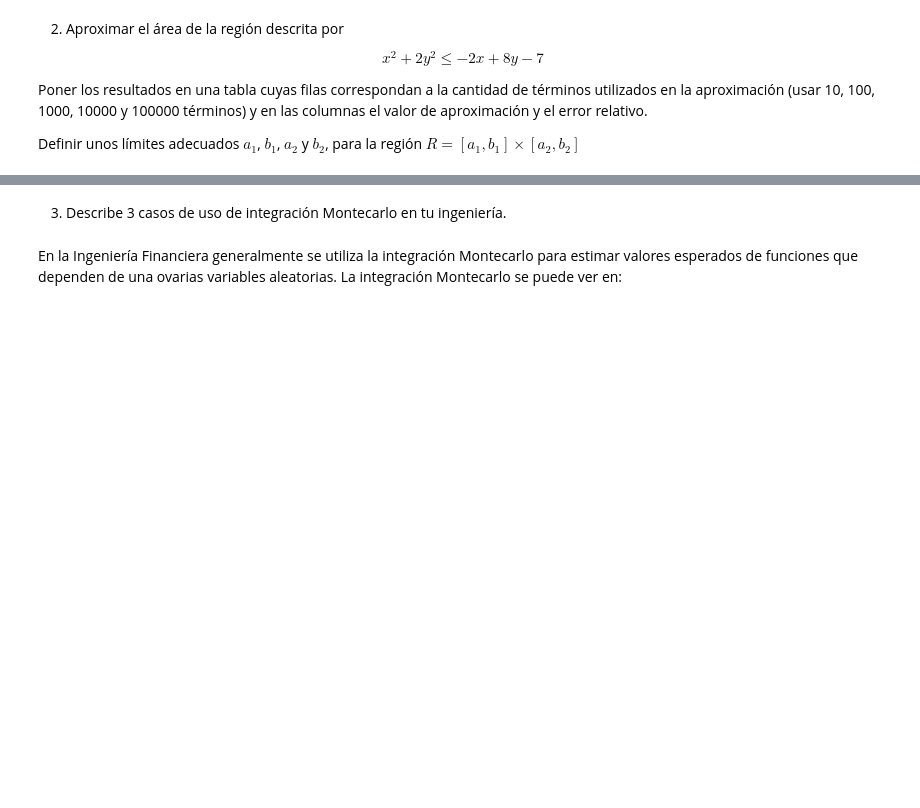
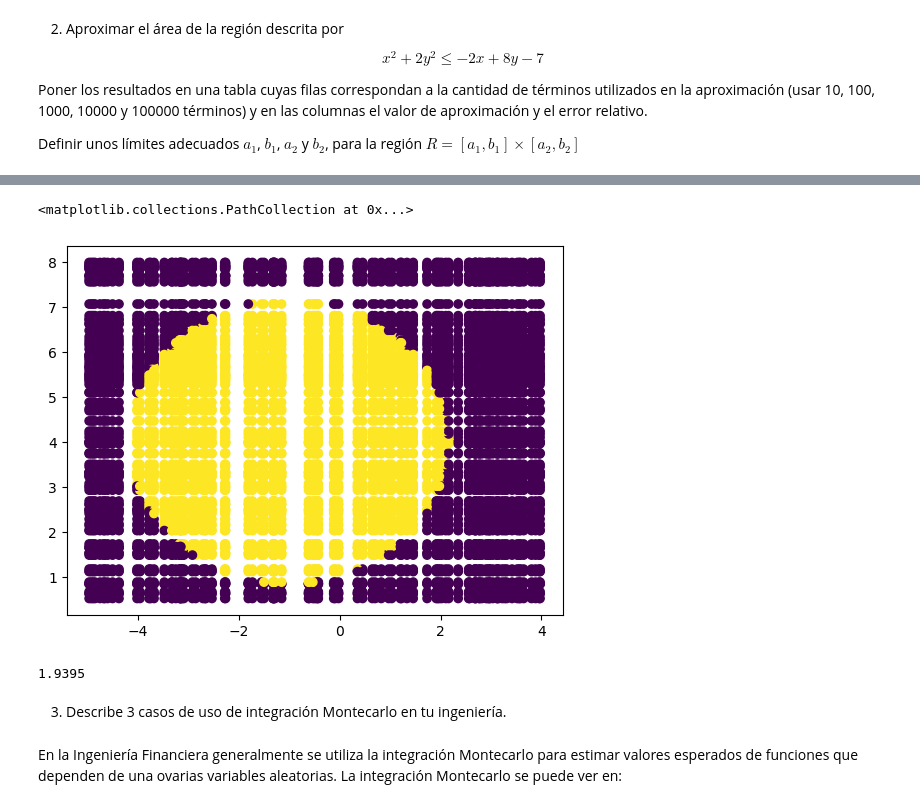
Before and after one commit to DPastranaV/T05, a Jupyter notebook: Tarea - Integración montecarlo.ipynb, the cells around one changed output, grey strips where cells are left out. Saved outputs shown, nothing was run; the diff lists cells and outputs as text; code cells hidden in the pictures; blank space fills up the shorter version.

```diff
--- a/Tarea - Integración montecarlo.ipynb
+++ b/Tarea - Integración montecarlo.ipynb
@@ -156,0 +71,14 @@ TypeError: 'int' object is not iterable
+# %%
+import numpy as np
+import matplotlib.pyplot as plt
+%matplotlib inline
+
+n = 500
+x = np.random.uniform(-3, 1, n)
+y = np.random.uniform(0, 4 , n)
+
+
+def bernoulli2 (x, y):
+    return (x**2 + y**2) <= (-2*x + 8*y -7)
+
+np.mean(bernoulli2(x,y))
@@ -157,3 +114,18 @@ TypeError: 'int' object is not iterable
+# %%
+x = np.random.uniform(-5, 4, 100)
+y = np.random.uniform(0.5, 8, 100)
+
+X,Y = np.meshgrid(x,y)
+
+plt.figure()
+plt.scatter(X,Y, c = bernoulli2(X,Y))
+# %% [output]
+<matplotlib.collections.PathCollection at 0x...>
+[figure, added]
+# %%
+montecarlo2(bernoulli2,-1, 2, -1, 2, 10000)
+# %% [output]
+1.9395
 # %% [markdown]
 3. Describe 3 casos de uso de integración Montecarlo en tu ingeniería.
 # %% [markdown]
```
Also changed, not shown: parts of 15 cells of this notebook.
